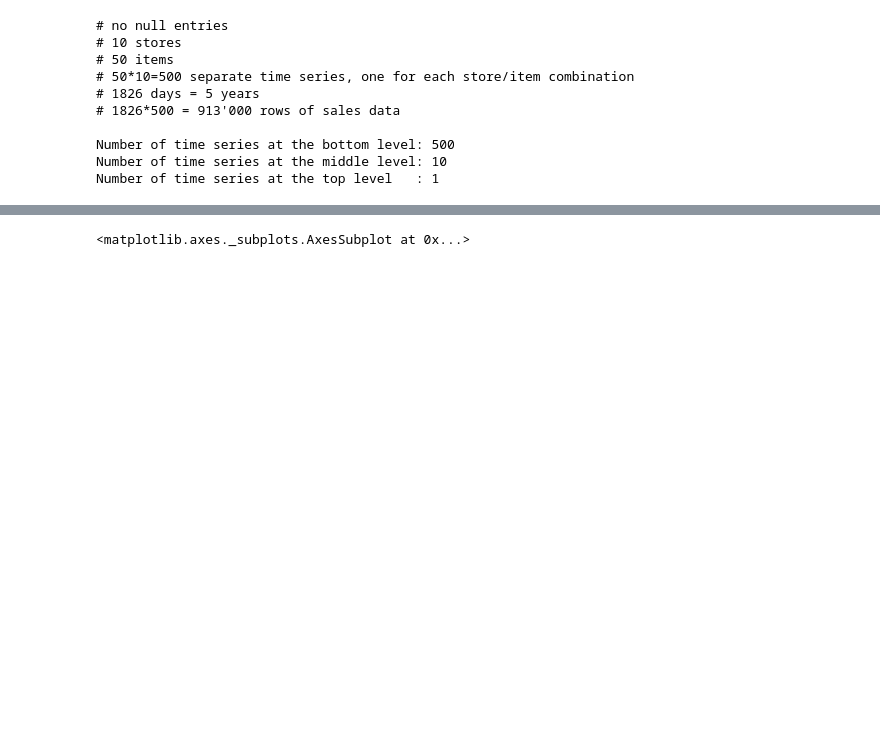
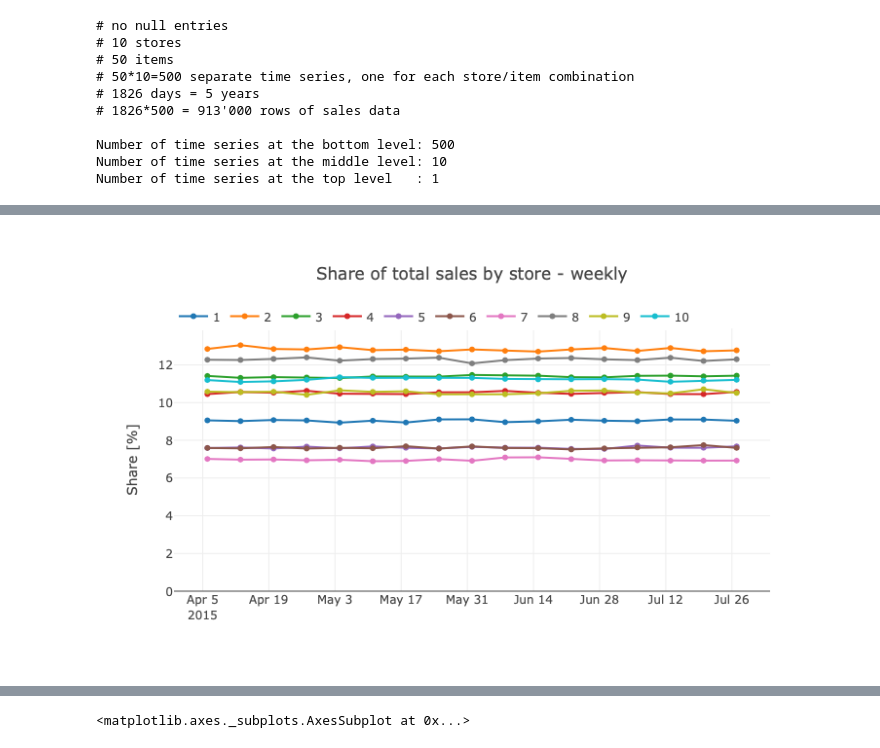
Before and after one commit to mangano/forecasting, a Jupyter notebook: store_item_demand.ipynb, the cells around one changed output, grey strips where cells are left out. Drawn from its saved outputs; the diff is of its cells as text; code cells hidden in the pictures; blank space fills up the shorter version.

```diff
--- a/store_item_demand.ipynb
+++ b/store_item_demand.ipynb
@@ -49,0 +62,8 @@ tree = HierarchyTree.from_nodes(hierarchy, df_h, root='total')
+# %%
+df_share_by_store = df_week[hierarchy['total']].divide(df_week['total'], axis=0)*100
+
+df_share_by_store = df_share_by_store['2015-04-01':'2015-08-01']
+bplot.plot_timeseries(df_share_by_store, labels=df_share_by_store.columns,
+                      title = 'Share of total sales by store - weekly', ylabel='Share [%]')
+# %% [output]
+[figure, added]
```
Also changed, not shown: parts of 21 cells of this notebook.
